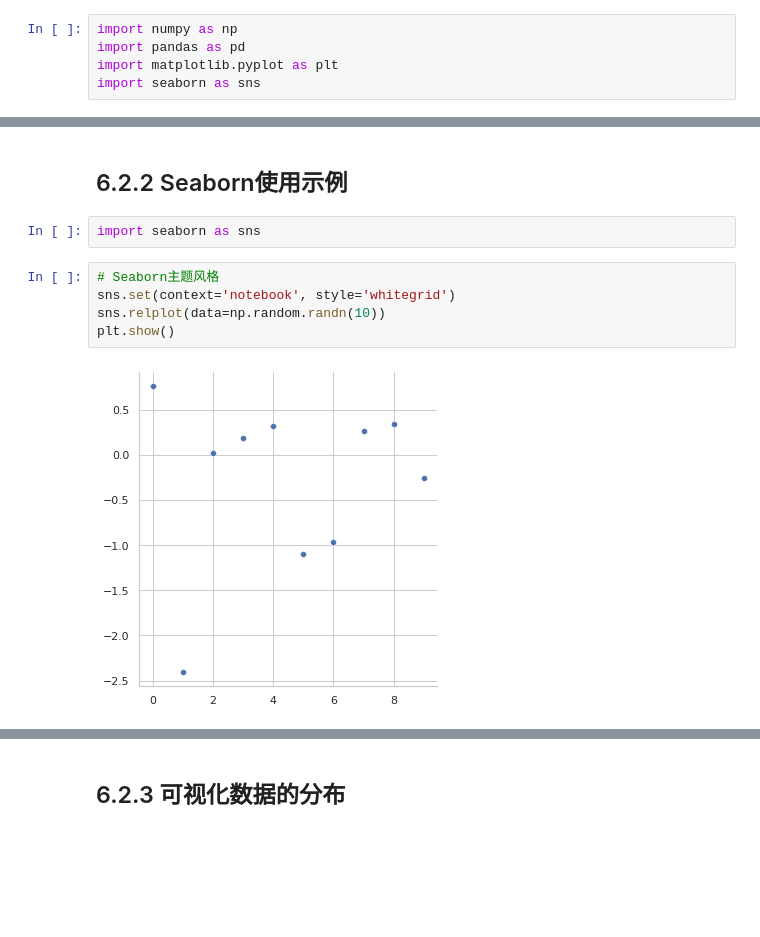
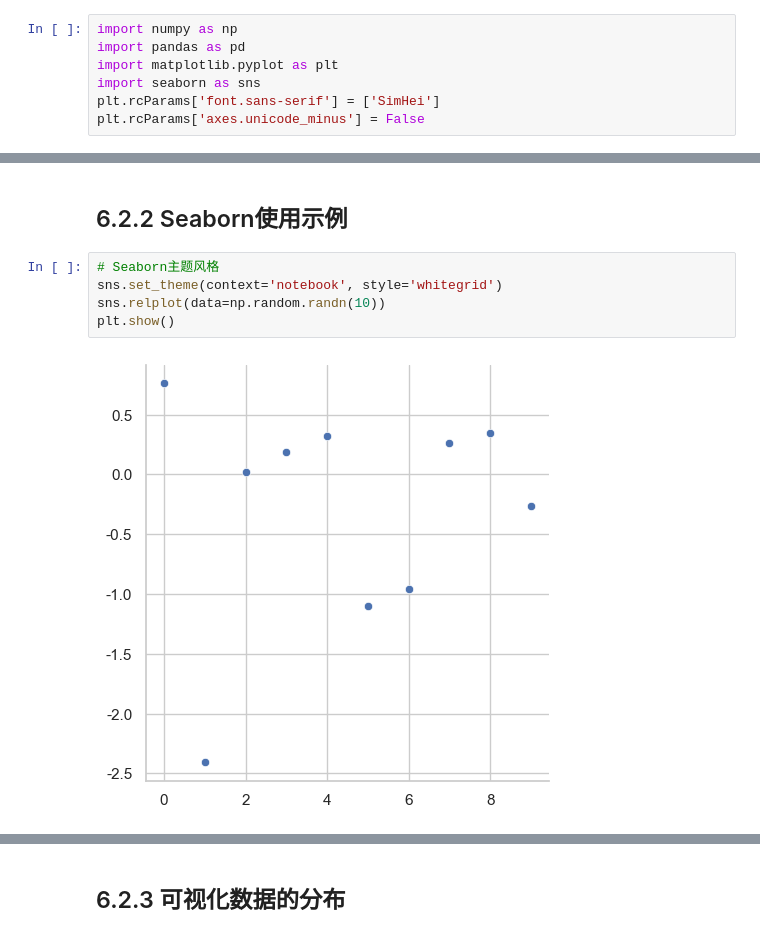
Before and after one commit to ldings/python, a Jupyter notebook: Data Processing and Analysis.ipynb, the cells around one changed output, grey strips where cells are left out. Saved outputs shown, nothing was run; the diff lists cells and outputs as text; blank space fills up the shorter version.

```diff
--- a/Data Processing and Analysis.ipynb
+++ b/Data Processing and Analysis.ipynb
@@ -6,6 +6,8 @@ import numpy as np
 import pandas as pd
 import matplotlib.pyplot as plt
 import seaborn as sns
+plt.rcParams['font.sans-serif'] = ['SimHei']
+plt.rcParams['axes.unicode_minus'] = False
 # %% [markdown]
 ## 1. Pandas基础
 # %% [markdown]
@@ -2845,11 +3113,9 @@ plt.show()
 # %% [markdown]
 ## 6.2.2 Seaborn使用示例
-# %%
-import seaborn as sns
 # %%
 # Seaborn主题风格
-sns.set(context='notebook', style='whitegrid')
+sns.set_theme(context='notebook', style='whitegrid')
 sns.relplot(data=np.random.randn(10))
 plt.show()
 # %% [output]
-[figure, old version]
+[figure, new version]
```
Also changed, not shown: parts of 149 cells of this notebook, 2 other files.
